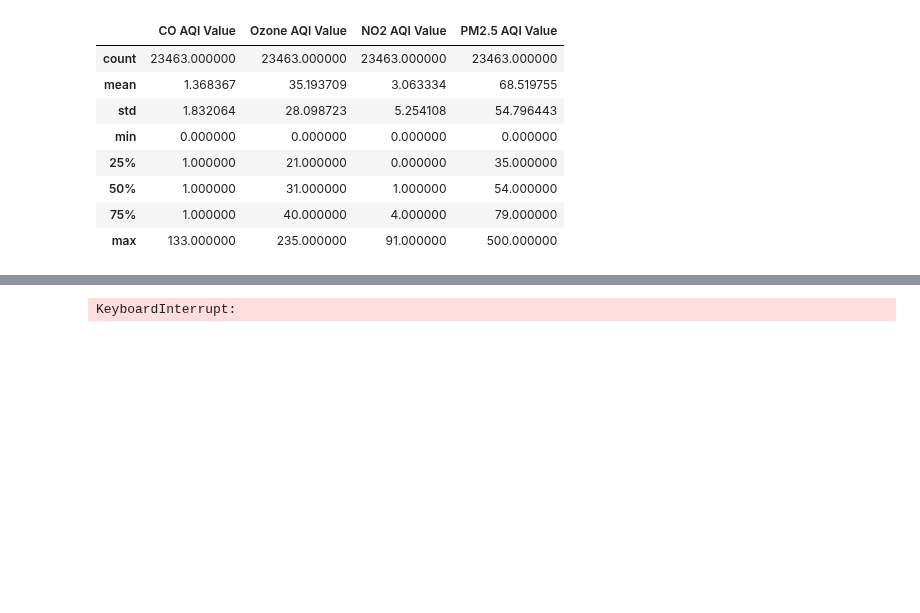
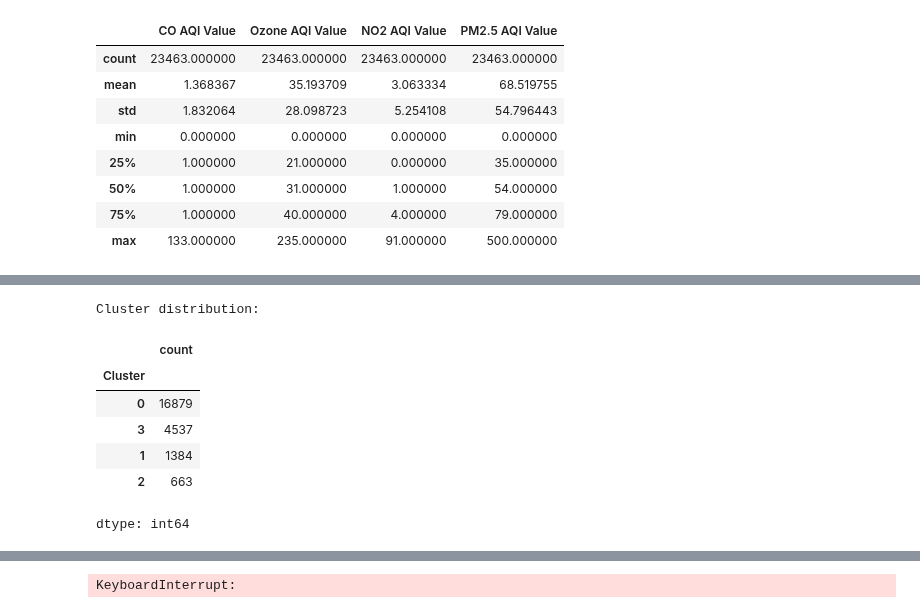
Before and after one commit to sbogde/pandamonium, a Jupyter notebook: dmi_04_pollution_02.ipynb, the cells around one changed output, grey strips where cells are left out. Drawn from its saved outputs; the diff is of its cells as text; code cells hidden in the pictures; blank space fills up the shorter version.

```diff
--- a/dmi_04_pollution_02.ipynb
+++ b/dmi_04_pollution_02.ipynb
@@ -60,0 +91,15 @@ df[pollutant_cols].describe()
+# %%
+optimal_k = 4
+kmeans = KMeans(n_clusters=optimal_k, init='k-means++', random_state=42)
+df_scaled['Cluster'] = kmeans.fit_predict(df_scaled[pollutant_cols])
+print("Cluster distribution:")
+df_scaled['Cluster'].value_counts()
+# %% [output]
+Cluster distribution:
+|  | count |
+| Cluster |  |
+| 0 | 16879 |
+| 3 | 4537 |
+| 1 | 1384 |
+| 2 | 663 |
+dtype: int64
```
Also changed, not shown: parts of 5 cells of this notebook.
